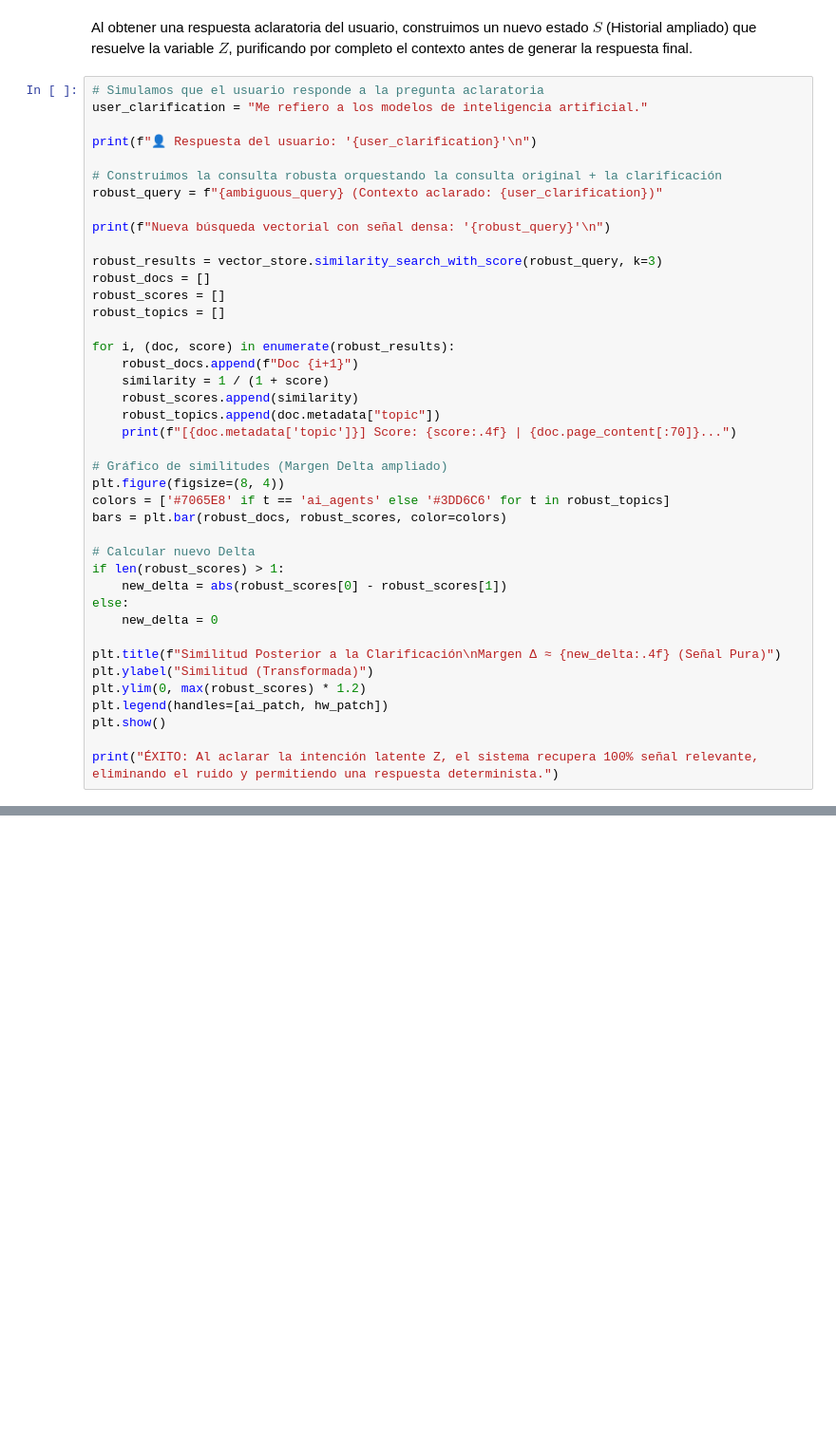
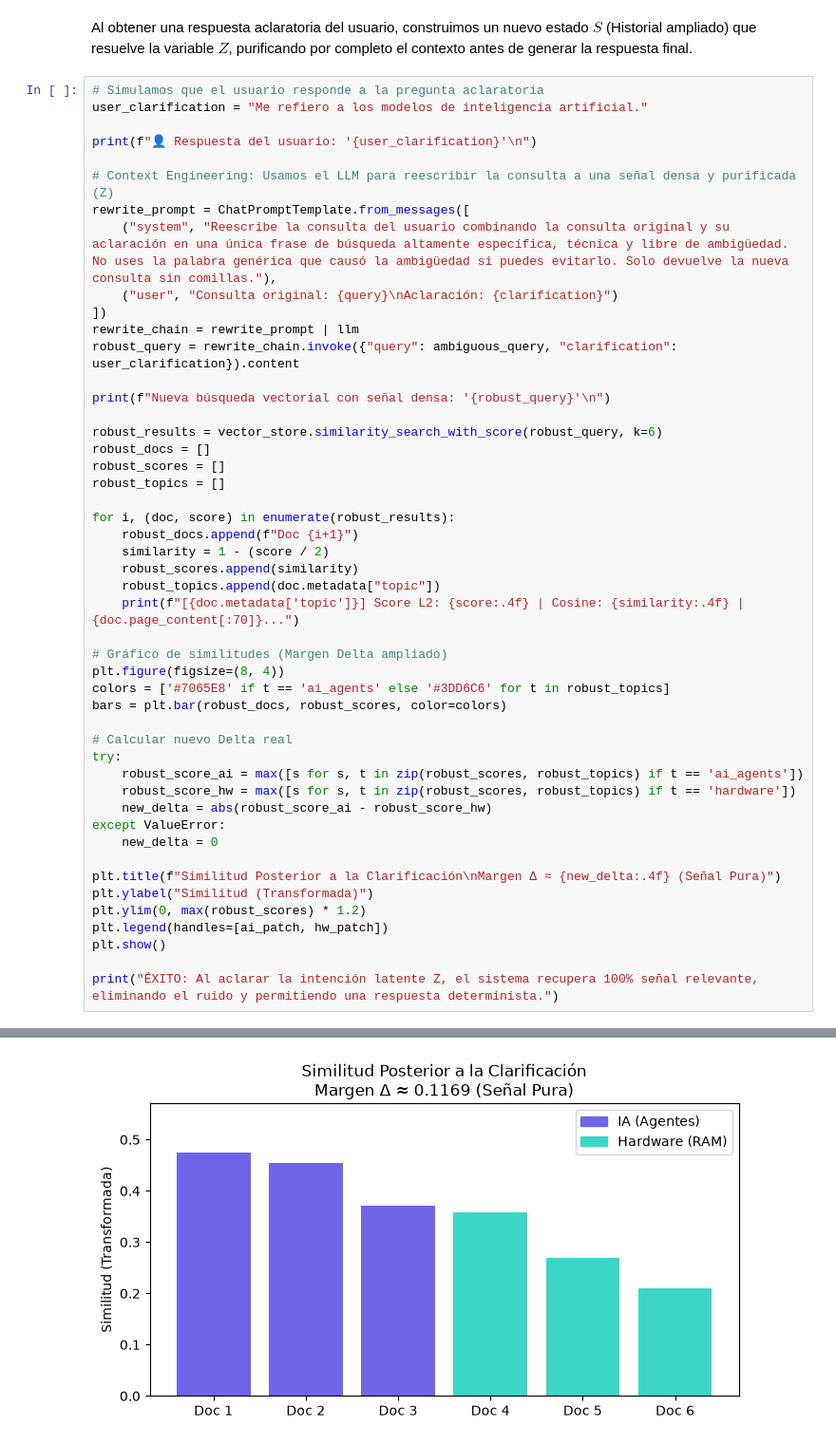
Before and after one commit to kevingomezbcp/Context-engineering, a Jupyter notebook: demo/context_engineering_demo.ipynb, the cells around one changed output, grey strips where cells are left out. Shown at 95% size. Drawn from its saved outputs; the diff is of its cells as text; blank space fills up the shorter version.

Commit message:
update notebook to show context effect

```diff
--- a/demo/context_engineering_demo.ipynb
+++ b/demo/context_engineering_demo.ipynb
@@ -159,32 +184,39 @@ user_clarification = "Me refiero a los modelos de inteligencia artificial."
 
 print(f"👤 Respuesta del usuario: '{user_clarification}'\n")
 
-# Construimos la consulta robusta orquestando la consulta original + la clarificación
-robust_query = f"{ambiguous_query} (Contexto aclarado: {user_clarification})"
+# Context Engineering: Usamos el LLM para reescribir la consulta a una señal densa y purificada (Z)
+rewrite_prompt = ChatPromptTemplate.from_messages([
+    ("system", "Reescribe la consulta del usuario combinando la consulta original y su aclaración en una única frase de búsqueda altamente específica, técnica y libre de ambigüedad. No uses la palabra genérica que causó la ambigüedad si puedes evitarlo. Solo devuelve la nueva consulta sin comillas."),
+    ("user", "Consulta original: {query}\nAclaración: {clarification}")
+])
+rewrite_chain = rewrite_prompt | llm
+robust_query = rewrite_chain.invoke({"query": ambiguous_query, "clarification": user_clarification}).content
 
 print(f"Nueva búsqueda vectorial con señal densa: '{robust_query}'\n")
 
-robust_results = vector_store.similarity_search_with_score(robust_query, k=3)
+robust_results = vector_store.similarity_search_with_score(robust_query, k=6)
 robust_docs = []
 robust_scores = []
 robust_topics = []
 
 for i, (doc, score) in enumerate(robust_results):
     robust_docs.append(f"Doc {i+1}")
-    similarity = 1 / (1 + score)
+    similarity = 1 - (score / 2)
     robust_scores.append(similarity)
     robust_topics.append(doc.metadata["topic"])
-    print(f"[{doc.metadata['topic']}] Score: {score:.4f} | {doc.page_content[:70]}...")
+    print(f"[{doc.metadata['topic']}] Score L2: {score:.4f} | Cosine: {similarity:.4f} | {doc.page_content[:70]}...")
 
 # Gráfico de similitudes (Margen Delta ampliado)
 plt.figure(figsize=(8, 4))
 colors = ['#7065E8' if t == 'ai_agents' else '#3DD6C6' for t in robust_topics]
 bars = plt.bar(robust_docs, robust_scores, color=colors)
 
-# Calcular nuevo Delta
-if len(robust_scores) > 1:
-    new_delta = abs(robust_scores[0] - robust_scores[1])
-else:
+# Calcular nuevo Delta real
+try:
+    robust_score_ai = max([s for s, t in zip(robust_scores, robust_topics) if t == 'ai_agents'])
+    robust_score_hw = max([s for s, t in zip(robust_scores, robust_topics) if t == 'hardware'])
+    new_delta = abs(robust_score_ai - robust_score_hw)
+except ValueError:
     new_delta = 0
 
 plt.title(f"Similitud Posterior a la Clarificación\nMargen Δ ≈ {new_delta:.4f} (Señal Pura)")
@@ -194,3 +226,4 @@ plt.legend(handles=[ai_patch, hw_patch])
 plt.show()
 
 print("ÉXITO: Al aclarar la intención latente Z, el sistema recupera 100% señal relevante, eliminando el ruido y permitiendo una respuesta determinista.")
+# %% [output]
@@ -196,0 +240 @@ print("ÉXITO: Al aclarar la intención latente Z, el sistema recupera 100% señ
+[figure, added]
```
Also changed, not shown: parts of 5 cells of this notebook, 1 other file.
